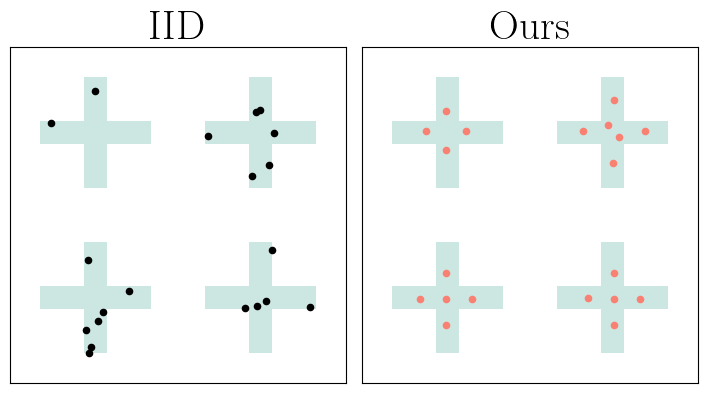
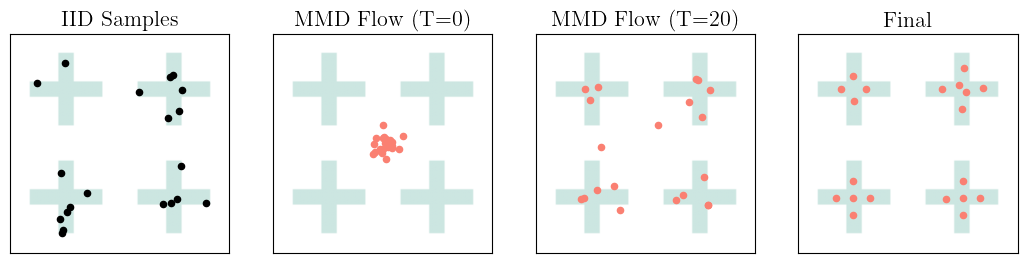
Code edit (unified diff) that turned the first committed figure into the second:
--- before
+++ after
@@ -5,21 +5,28 @@
 cmap.set_bad('white')  # NaN will be white
 
-fig = plt.figure(figsize=(8, 4))
-axs = [fig.add_axes([0.06, 0.05, 0.42, 0.84]), fig.add_axes([0.50, 0.05, 0.42, 0.84])]
-for i in range(2):
+fig, axs = plt.subplots(1, 4, figsize=(13, 4))
+for i in range(4):
     axs[i].imshow(pdf, extent=(x_lower, x_upper, y_lower, y_upper), vmin=0, vmax=1, cmap=cmap)
-    axs[i].grid(False)
-    axs[i].set_xticks([])
-    axs[i].set_yticks([])
-    axs[i].set_xlabel('')
-    axs[i].set_ylabel('')
+    axs[i].grid(False)               # Turn off grid
+    axs[i].set_xticks([])           # Remove x ticks
+    axs[i].set_yticks([])           # Remove y ticks
+    axs[i].set_xlabel('')           # Remove x-axis label
+    axs[i].set_ylabel('')           # Remove y-axis label
 
 axs[0].scatter(iid_samples[:, 0], iid_samples[:, 1], s=20, c='black', alpha=1.0)
-axs[0].set_title("IID", fontsize=30)
+axs[0].set_title("IID Samples")
 
-axs[1].scatter(stationary_points[:, 0], stationary_points[:, 1], s=20, c='salmon', alpha=1.0)
-axs[1].set_title("Ours", fontsize=30)
+N = 20
+d = 2
+Y = jax.random.normal(rng_key, shape=(N, d)) / 10. + jnp.array([[-0.75, 0.75]])
+axs[1].scatter(Y[:, 0], Y[:, 1], s=20, c='salmon', alpha=1.0)
+axs[1].set_title("MMD Flow (T=0)")
 
-save_path = os.path.expanduser('~/mini_mmd/figures/illustration_sampling.pdf')
+axs[2].scatter(trajectory[2, :, 0], trajectory[2, :, 1], s=20, c='salmon', alpha=1.0)
+axs[2].set_title("MMD Flow (T=20)")
+
+axs[3].scatter(trajectory[-1, :, 0], trajectory[-1, :, 1], s=20, c='salmon', alpha=1.0)
+axs[3].set_title("Final")
+save_path = "/home/zongchen/mini_mmd/plotting/figures/illustration_sampling.pdf"
 os.makedirs(os.path.dirname(save_path), exist_ok=True)
 plt.savefig(save_path, bbox_inches='tight')

Commit: update